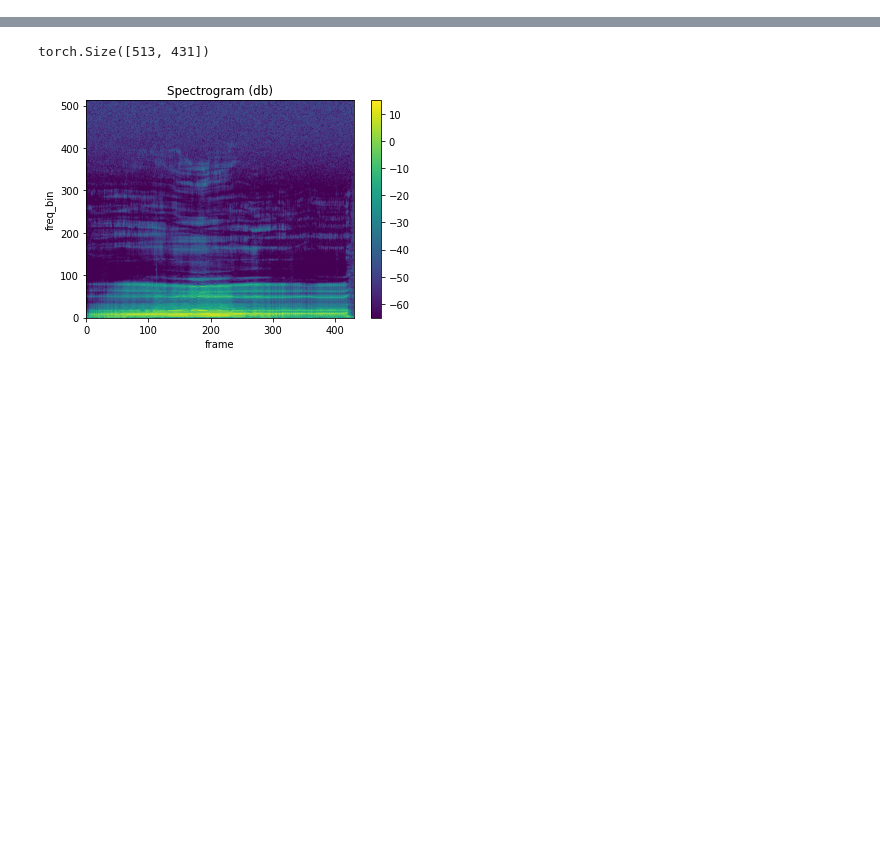
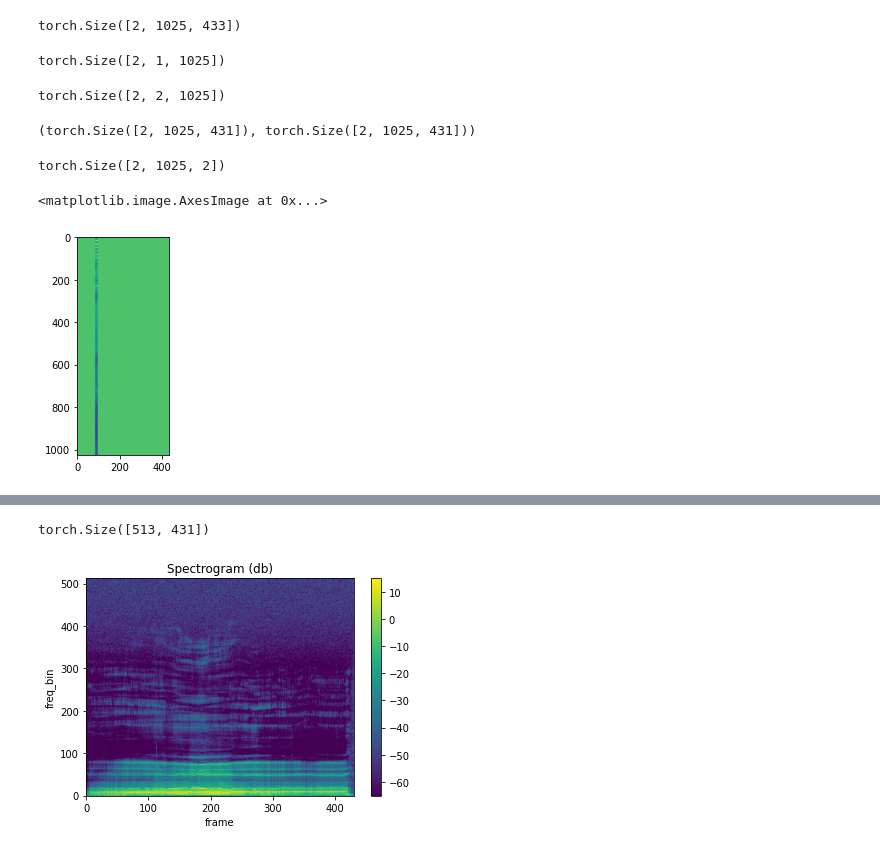
Before and after one commit to JaejunWL/A-in, a Jupyter notebook: data_loader_test.ipynb, the cells around one changed output, grey strips where cells are left out. Cells and saved outputs as stored; diff of their text form; code cells hidden in the pictures; blank space fills up the shorter version.

```diff
--- a/data_loader_test.ipynb
+++ b/data_loader_test.ipynb
@@ -145,0 +147,28 @@ len(train_list), cnt2, len(new)
+# %%
+spec_pad.shape
+# %% [output]
+torch.Size([2, 1025, 433])
+# %%
+spec_pad[:,:,start].unsqueeze(1).shape
+# %% [output]
+torch.Size([2, 1, 1025])
+# %%
+merged = torch.cat([spec_pad[:,:,start].unsqueeze(1), spec_pad[:,:,end+2].unsqueeze(1)], 1)
+merged.shape
+# %% [output]
+torch.Size([2, 2, 1025])
+# %%
+lerp_mask.shape, a.shape
+# %% [output]
+(torch.Size([2, 1025, 431]), torch.Size([2, 1025, 431]))
+# %%
+merged = torch.cat([spec_pad[:,:,start].unsqueeze(1), spec_pad[:,:,end+2].unsqueeze(1)], 1)
+merged = merged.permute(0, 2, 1)
+merged.shape
+# %% [output]
+torch.Size([2, 1025, 2])
+# %%
+plt.imshow(lerp_mask[0])
+# %% [output]
+<matplotlib.image.AxesImage at 0x...>
+[figure, added]
```
Also changed, not shown: parts of 44 cells of this notebook, 11 other files.
